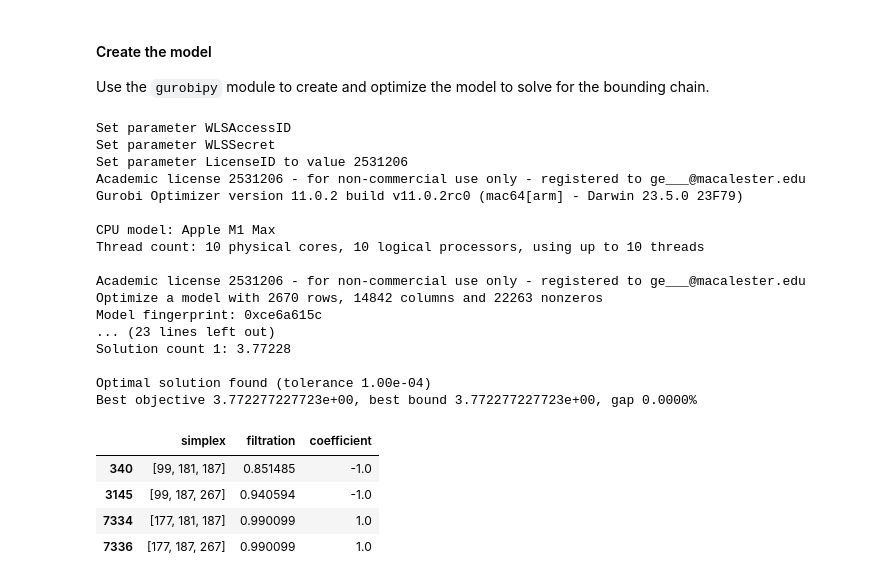
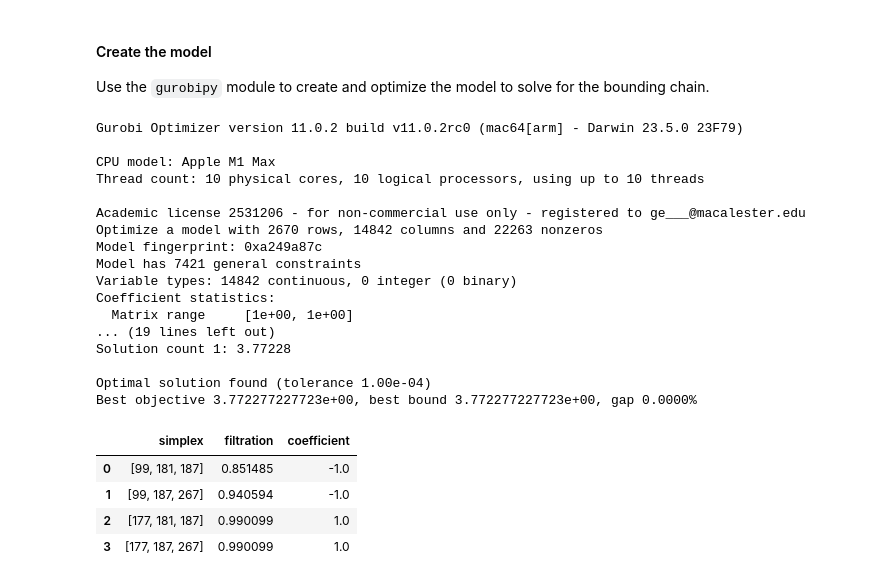
Before and after one commit to etscheelk/2024SummerTopo, a Jupyter notebook: Gavin/playtime/optimizing_a_bounding_chain.ipynb, the cells around one changed output. Drawn from its saved outputs; the diff is of its cells as text; code cells hidden in the pictures.

```diff
--- a/Gavin/playtime/optimizing_a_bounding_chain.ipynb
+++ b/Gavin/playtime/optimizing_a_bounding_chain.ipynb
@@ -217,44 +216,50 @@ Use the `gurobipy` module to create and optimize the model to solve for the boun
 m = gb.Model('Optimal Bounding Chain')
 
 # free (decision) variables
-coeffs = m.addMVar((len(bounding_chain)), lb=-1000) # arbitrary lower bound, should be -inf but idk how to do that
+coeffs = m.addMVar((len(bounding_chain)), lb='-INFINITY')
 abs_coeffs = m.addMVar((len(bounding_chain)))
 
 # constraints
 for i in range(len(bounding_chain)):
     m.addConstr(abs_coeffs[i] == gb.abs_(coeffs[i]), f'abs_{i}')
 m.addConstr(lp_boundry_matrix @ coeffs == np.array(cycle_rep['coefficient']), 'boundry') # idk if pandas works with gurobi, im not thinking about it rn tho
 
 # objective
 m.setObjective(gb.quicksum(np.array(bounding_chain['filtration']) * abs_coeffs))
 
 # optimize
 m.optimize()
 
 # get solution
 bounding_chain['coefficient'] = list(map(lambda c: float(c.X), coeffs))
-optimal_bounding_chain = bounding_chain.loc[bounding_chain['coefficient'] != 0, ['simplex', 'filtration', 'coefficient']]
+
+# close model
+m.close()
+
+# clean results
+optimal_bounding_chain = bounding_chain.loc[bounding_chain['coefficient'] != 0, ['simplex', 'filtration', 'coefficient']].reset_index(drop=True)
+
 optimal_bounding_chain
 # %% [output]
-Set parameter WLSAccessID
-Set parameter WLSSecret
-Set parameter LicenseID to value 2531206
-Academic license 2531206 - for non-commercial use only - registered to ge___@macalester.edu
 Gurobi Optimizer version 11.0.2 build v11.0.2rc0 (mac64[arm] - Darwin 23.5.0 23F79)
 
 CPU model: Apple M1 Max
 Thread count: 10 physical cores, 10 logical processors, using up to 10 threads
 
 Academic license 2531206 - for non-commercial use only - registered to ge___@macalester.edu
 Optimize a model with 2670 rows, 14842 columns and 22263 nonzeros
-Model fingerprint: 0xce6a615c
-... (23 lines left out)
+Model fingerprint: 0xa249a87c
+Model has 7421 general constraints
+Variable types: 14842 continuous, 0 integer (0 binary)
+Coefficient statistics:
+  Matrix range     [1e+00, 1e+00]
+... (19 lines left out)
 Solution count 1: 3.77228
 
 Optimal solution found (tolerance 1.00e-04)
 Best objective 3.772277227723e+00, best bound 3.772277227723e+00, gap 0.0000%
 |  | simplex | filtration | coefficient |
-| 340 | [99, 181, 187] | 0.851485 | -1.0 |
-| 3145 | [99, 187, 267] | 0.940594 | -1.0 |
-| 7334 | [177, 181, 187] | 0.990099 | 1.0 |
-| 7336 | [177, 187, 267] | 0.990099 | 1.0 |
+| 0 | [99, 181, 187] | 0.851485 | -1.0 |
+| 1 | [99, 187, 267] | 0.940594 | -1.0 |
+| 2 | [177, 181, 187] | 0.990099 | 1.0 |
+| 3 | [177, 187, 267] | 0.990099 | 1.0 |
```
Also changed, not shown: parts of 3 cells of this notebook.
